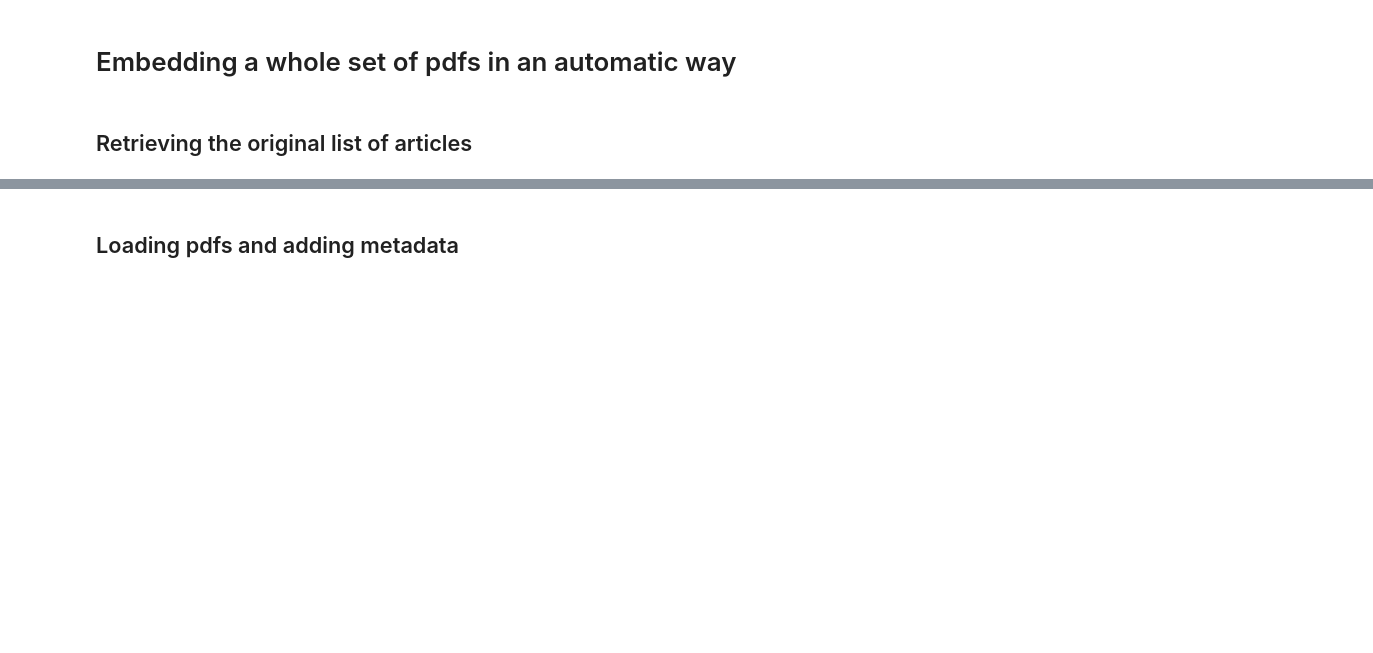
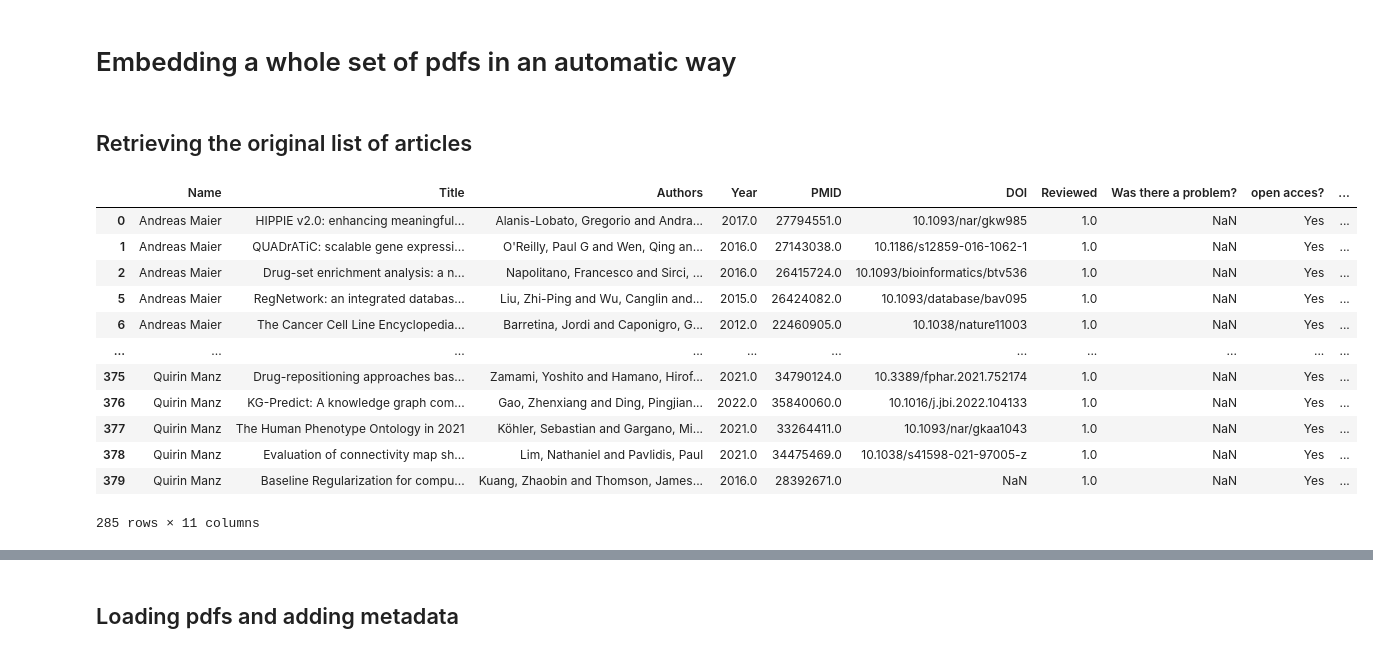
Before and after one commit to fmdelgado/drugrepochat, a Jupyter notebook: data/embedding_DRliterature.ipynb, the cells around one changed output, grey strips where cells are left out. Saved outputs shown, nothing was run; the diff lists cells and outputs as text; code cells hidden in the pictures; blank space fills up the shorter version.

```diff
--- a/data/embedding_DRliterature.ipynb
+++ b/data/embedding_DRliterature.ipynb
@@ -14,10 +14,46 @@ os.environ["OPENAI_API_KEY"] = openai.api_key
 ## Retrieving the original list of articles
 # %%
 # Read the XLSX file
-dataframes = pd.read_excel('WhitepaperD23_classification.xlsx', sheet_name=['reviews', 'dbs', 'dbs_urls', 'tools'])
+dataframes = pd.read_excel('WhitepaperD21.xlsx', sheet_name=['assignments', 'reviews', 'dbs', 'dbs_urls', 'tools', 'NeDRexDB-sources'])
 
 # Do further processing with the DataFrame
 # For example, print the first few rows
+
+dataframes['assignments']['open acces?'] = dataframes['assignments']['open acces?'].str.replace('WAHR', 'Yes')
+dataframes['assignments']['open acces?'] = dataframes['assignments']['open acces?'].str.replace('FALSCH', 'No')
+dataframes['assignments'] = dataframes['assignments'][dataframes['assignments']['open acces?'] == 'Yes']
+
+collections = {
+    'dbs' : set(dataframes['dbs']['Title'].to_list()),
+'reviews' : set(dataframes['reviews']['Title'].to_list()),
+'tools' : set(dataframes['tools']['Title'].to_list()),
+
+}
+# Initialize the 'collection' column to None
+dataframes['assignments']['collection'] = None
+
+# Check each collection and update 'collection' accordingly
+for collection_name, titles in collections.items():
+    # Update the 'collection' column based on whether the title is in the current collection's set of titles
+    dataframes['assignments'].loc[dataframes['assignments']['Title'].isin(titles), 'collection'] = collection_name
+
+# Resulting DataFrame
+df = dataframes['assignments']
+df
+# %% [output]
+|  | Name | Title | Authors | Year | PMID | DOI | Reviewed | Was there a problem? | open acces? | ... |
+| 0 | Andreas Maier | HIPPIE v2.0: enhancing meaningful... | Alanis-Lobato, Gregorio and Andra... | 2017.0 | 27794551.0 | 10.1093/nar/gkw985 | 1.0 | NaN | Yes | ... |
+| 1 | Andreas Maier | QUADrATiC: scalable gene expressi... | O'Reilly, Paul G and Wen, Qing an... | 2016.0 | 27143038.0 | 10.1186/s12859-016-1062-1 | 1.0 | NaN | Yes | ... |
+| 2 | Andreas Maier | Drug-set enrichment analysis: a n... | Napolitano, Francesco and Sirci, ... | 2016.0 | 26415724.0 | 10.1093/bioinformatics/btv536 | 1.0 | NaN | Yes | ... |
+| 5 | Andreas Maier | RegNetwork: an integrated databas... | Liu, Zhi-Ping and Wu, Canglin and... | 2015.0 | 26424082.0 | 10.1093/database/bav095 | 1.0 | NaN | Yes | ... |
+| 6 | Andreas Maier | The Cancer Cell Line Encyclopedia... | Barretina, Jordi and Caponigro, G... | 2012.0 | 22460905.0 | 10.1038/nature11003 | 1.0 | NaN | Yes | ... |
+| ... | ... | ... | ... | ... | ... | ... | ... | ... | ... | ... |
+| 375 | Quirin Manz | Drug-repositioning approaches bas... | Zamami, Yoshito and Hamano, Hirof... | 2021.0 | 34790124.0 | 10.3389/fphar.2021.752174 | 1.0 | NaN | Yes | ... |
+| 376 | Quirin Manz | KG-Predict: A knowledge graph com... | Gao, Zhenxiang and Ding, Pingjian... | 2022.0 | 35840060.0 | 10.1016/j.jbi.2022.104133 | 1.0 | NaN | Yes | ... |
+| 377 | Quirin Manz | The Human Phenotype Ontology in 2021 | Köhler, Sebastian and Gargano, Mi... | 2021.0 | 33264411.0 | 10.1093/nar/gkaa1043 | 1.0 | NaN | Yes | ... |
+| 378 | Quirin Manz | Evaluation of connectivity map sh... | Lim, Nathaniel and Pavlidis, Paul | 2021.0 | 34475469.0 | 10.1038/s41598-021-97005-z | 1.0 | NaN | Yes | ... |
+| 379 | Quirin Manz | Baseline Regularization for compu... | Kuang, Zhaobin and Thomson, James... | 2016.0 | 28392671.0 | NaN | 1.0 | NaN | Yes | ... |
+285 rows × 11 columns
 # %%
 file_list = os.listdir('all_papers/')
 # Create a dictionary to map file names to paths
```
Also changed, not shown: parts of 14 cells of this notebook, 1 other file.
